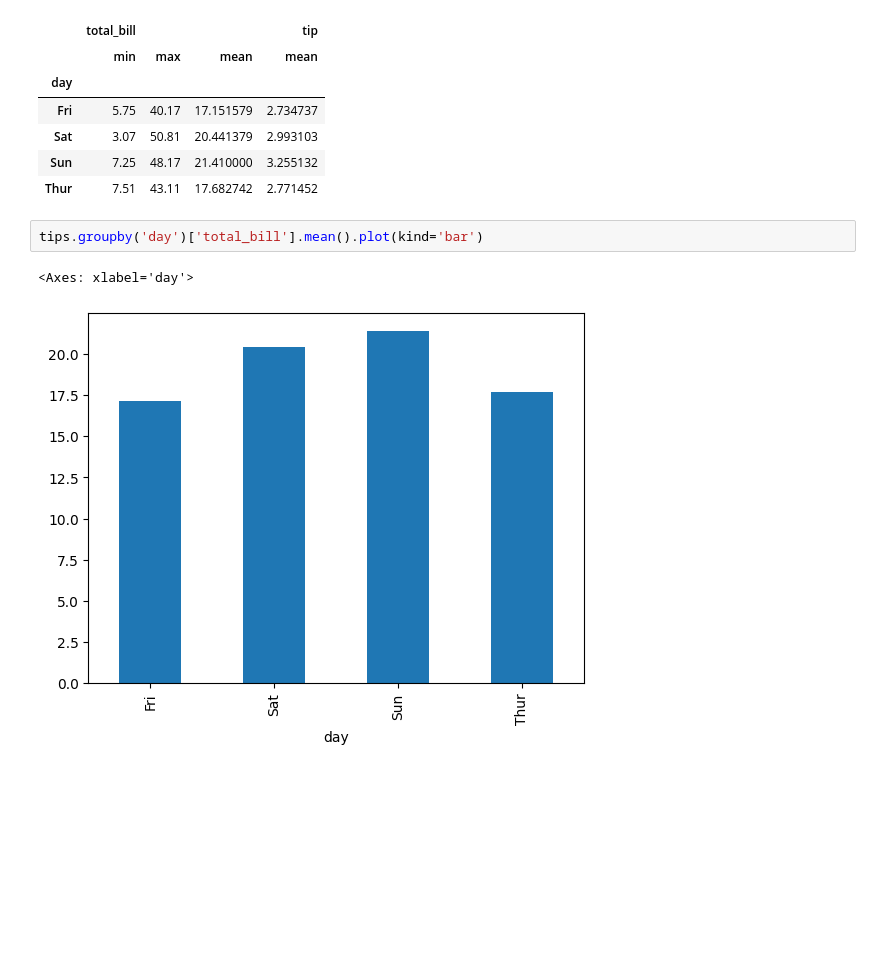
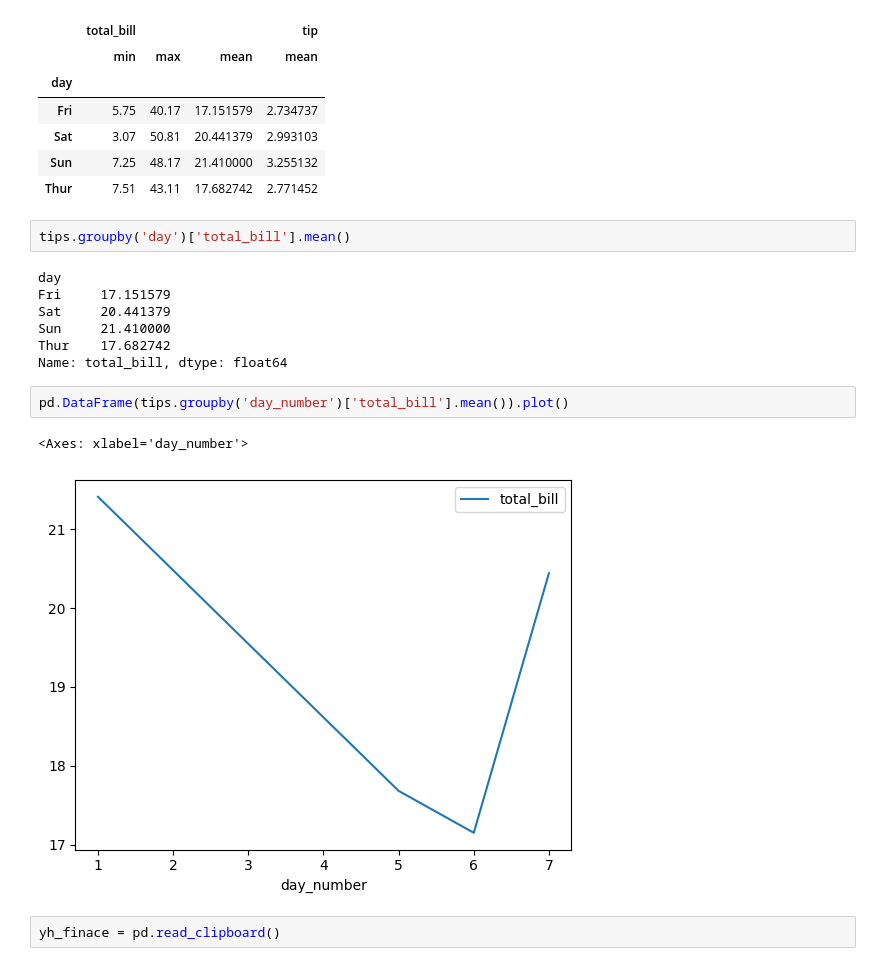
Before and after one commit to gnlins/AulaGit_Santander2024, a Jupyter notebook: notebook.ipynb, the cells around one changed output. Cells and saved outputs as stored; diff of their text form; blank space fills up the shorter version.

```diff
--- a/notebook.ipynb
+++ b/notebook.ipynb
@@ -200,7 +201,18 @@ tips.groupby('day').agg({'total_bill':['min','max','mean'], 'tip':'mean'})
 | Sun | 7.25 | 48.17 | 21.410000 | 3.255132 |
 | Thur | 7.51 | 43.11 | 17.682742 | 2.771452 |
 # %%
-tips.groupby('day')['total_bill'].mean().plot(kind='bar')
+tips.groupby('day')['total_bill'].mean()
 # %% [output]
-<Axes: xlabel='day'>
+day
+Fri     17.151579
+Sat     20.441379
+Sun     21.410000
+Thur    17.682742
+Name: total_bill, dtype: float64
-[figure, removed]
+# %%
+pd.DataFrame(tips.groupby('day_number')['total_bill'].mean()).plot()
+# %% [output]
+<Axes: xlabel='day_number'>
+[figure, added]
+# %%
+yh_finace = pd.read_clipboard()
```
Also changed, not shown: parts of 22 cells of this notebook, 3 other files.
